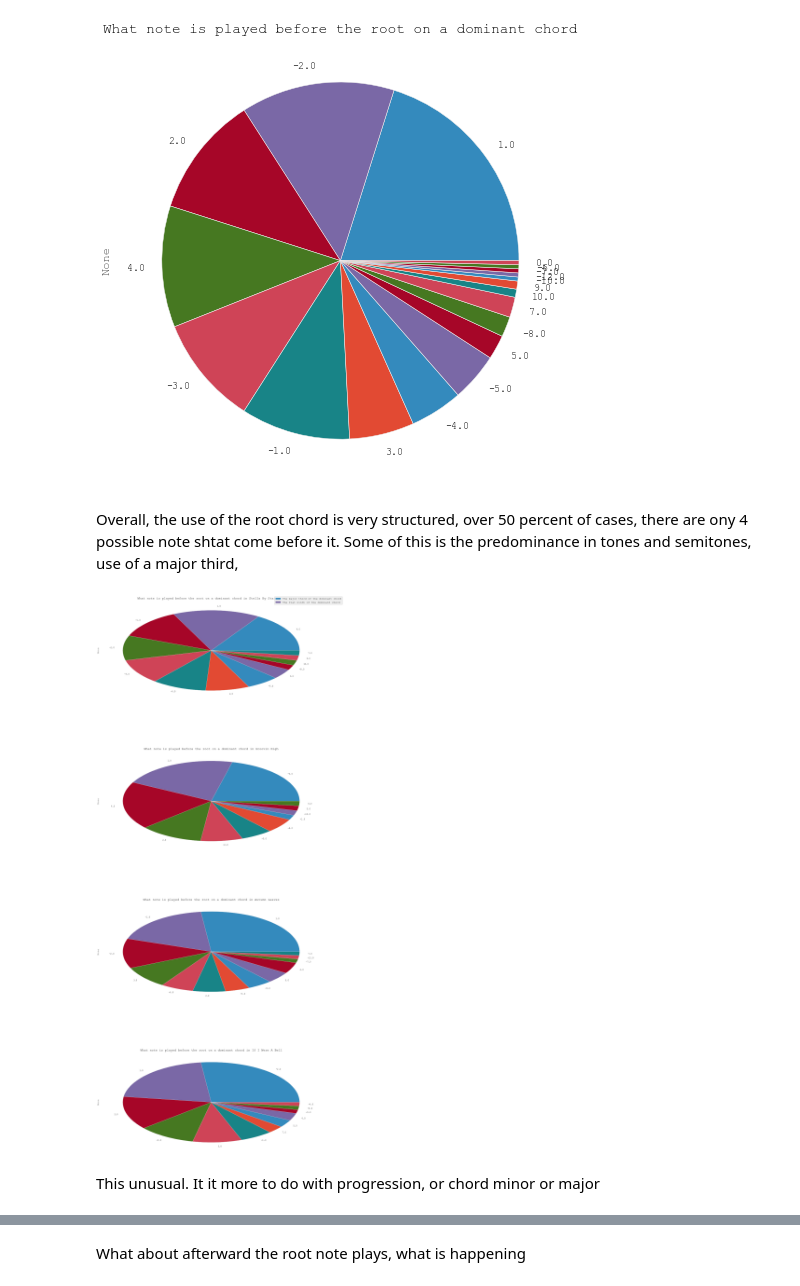
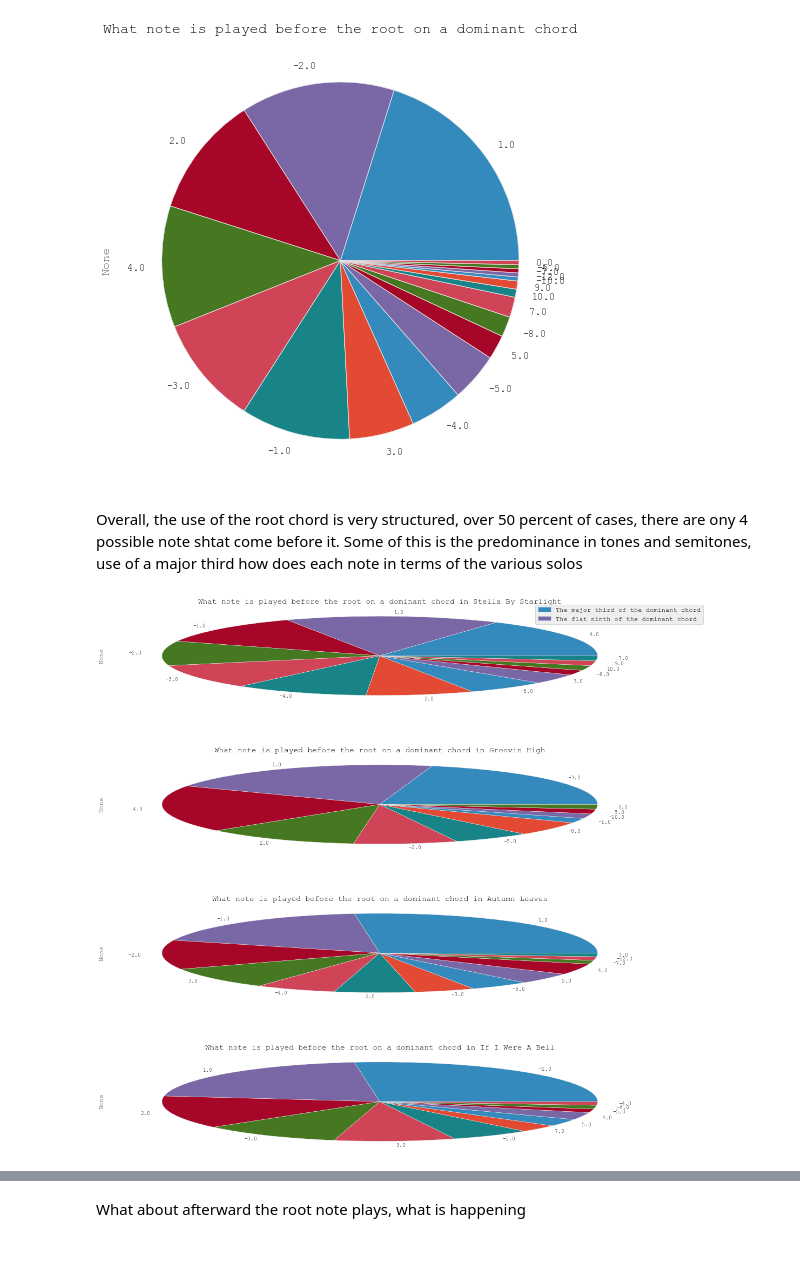
Before and after one commit to jgab3103/phd_code, a Jupyter notebook: ch5_p1.ipynb, the cells around one changed output, grey strips where cells are left out. Cells and saved outputs as stored; diff of their text form; code cells hidden in the pictures; blank space fills up the shorter version.

```diff
--- a/ch5_p1.ipynb
+++ b/ch5_p1.ipynb
@@ -43,0 +44,24 @@ df = pd.read_pickle('data_set_as_pk.pkl')
+# %%
+def getNextChord(data_row):
+    veryNextChord = None
+    if data_row['nextTenChordTypes']:
+        veryNextChord = data_row['nextTenChordTypes'][0:1][0]
+    return veryNextChord
+
+def getNextChordBass(data_row):
+    veryNextChordRoot = None
+    currentChordRoot = None
+    if data_row['nextTenChords']:
+        veryNextChordRoot = data_row['nextTenChords'][0:1]
+        currentChordRoot = data_row['chordRootAsInt']
+        veryNextChordRoot = veryNextChordRoot[0] - currentChordRoot
+        if veryNextChordRoot < 0:
+            veryNextChordRoot = veryNextChordRoot + 12
+        #veryNextChordRoot = abs(veryNextChordRoot %12)
+
+    return veryNextChordRoot
+
+#chords = df[df['chordTypeDisplay'] == 'dom7']
+
+df['veryNextChordType'] = df.apply(getNextChord, axis=1)
+df['veryNextChordRootAsInt'] = df.apply(getNextChordBass, axis=1)
@@ -134,28 +199,26 @@ df[(df['part'] == 'P1') &(df['harmonicFunctionOfNote'] == 'root') & (df['chordTy
 <matplotlib.axes.AxesSubplot at 0x...>
 [figure]
 # %% [markdown]
-<div>Overall, the use of the root chord is very structured, over 50 percent of cases, there are ony 4 possible note shtat come before it. Some of this is the predominance in tones and semitones, use of a major third, </div>
+<div>Overall, the use of the root chord is very structured, over 50 percent of cases, there are ony 4 possible note shtat come before it. Some of this is the predominance in tones and semitones, use of a major third how does each note  in terms of the various solos </div>
 # %%
 fig, axes = plt.subplots(nrows=4,ncols=1)
 
 df[(df['part'] == 'P1') & (df['title'] == 'Stella By Starlight') & (df['harmonicFunctionOfNote'] == 'root') & (df['chordTypeDisplay'] == 'dom7')]['prevNoteFreqDistance'].value_counts().plot(kind="pie", figsize=(7,7), ax=axes[0], title='What note is played before the root on a dominant chord in Stella By Starlight')
 df[(df['part'] == 'P1') & (df['title'] == 'Groovin High') & (df['harmonicFunctionOfNote'] == 'root') & (df['chordTypeDisplay'] == 'dom7')]['prevNoteFreqDistance'].value_counts().plot(kind="pie", figsize=(7,7), ax=axes[1], title='What note is played before the root on a dominant chord in Groovin High')
 df[(df['part'] == 'P1') & (df['title'] == 'Autumn Leaves') & (df['harmonicFunctionOfNote'] == 'root') & (df['chordTypeDisplay'] == 'dom7')]['prevNoteFreqDistance'].value_counts().plot(kind="pie", figsize=(7,7), ax=axes[2], title='What note is played before the root on a dominant chord in Autumn Leaves')
 df[(df['part'] == 'P1') & (df['title'] == 'If I Were A Bell') & (df['harmonicFunctionOfNote'] == 'root') & (df['chordTypeDisplay'] == 'dom7')]['prevNoteFreqDistance'].value_counts().plot(kind="pie", figsize=(7,7), ax=axes[3], title='What note is played before the root on a dominant chord in If I Were A Bell')
 
 axes[0].legend(['The major third of the dominant chord', 'The flat ninth of the dominant chord'])
 
 axes[0].legend(['The major third of the dominant chord', 'The flat ninth of the dominant chord'],bbox_to_anchor=(1.1, 1.05))
 
 left  = 1.0  # the left side of the subplots of the figure
 right = 3.0    # the right side of the subplots of the figure
 bottom = 1.0   # the bottom of the subplots of the figure
-top = 6.0      # the top of the subplots of the figure
+top = 3.0      # the top of the subplots of the figure
 wspace = 0   # the amount of width reserved for blank space between subplots
 hspace = 0   # the amount of height reserved for white space between subplots
 
 subplots_adjust(left=left, bottom=bottom, right=right, top=top, wspace=None, hspace=None)
 # %% [output]
-[figure, old version]
+[figure, new version]
-# %% [markdown]
-<div>This unusual. It it more to do with progression, or chord minor or major</div>
```
Also changed, not shown: parts of 34 cells of this notebook, 2 other files.
